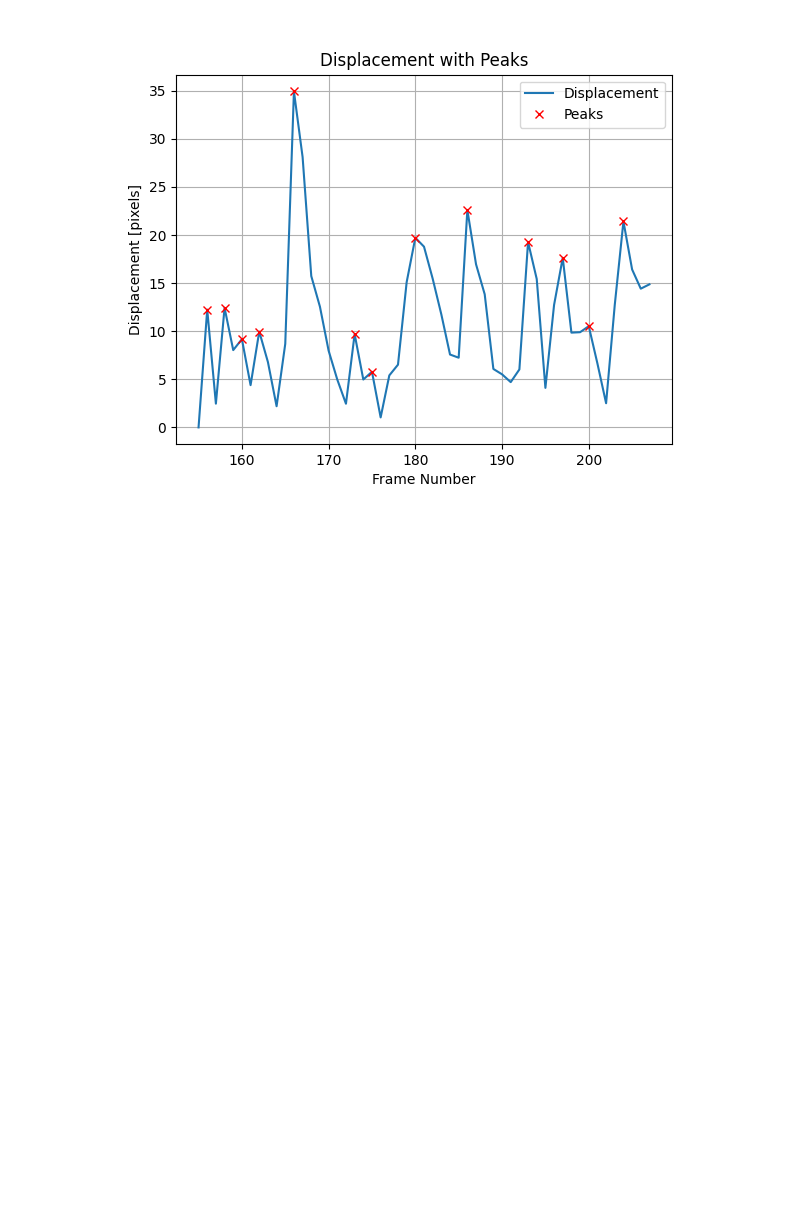
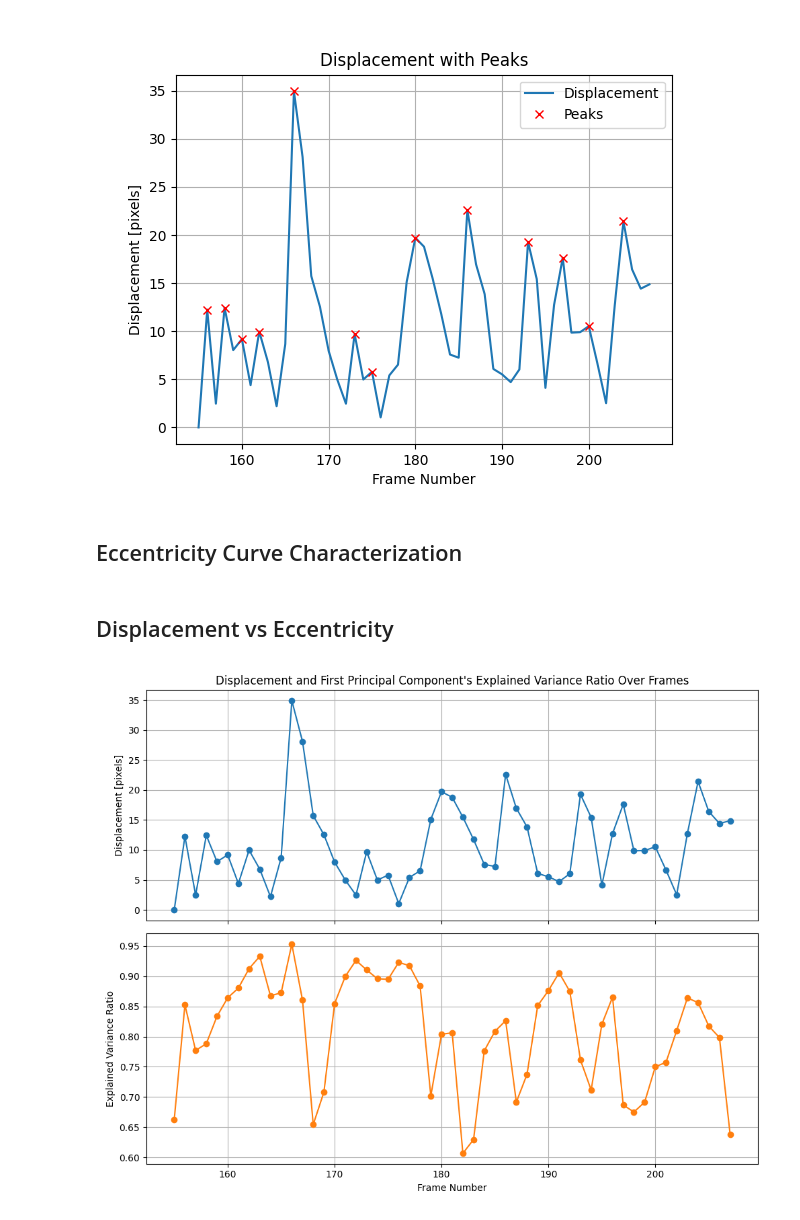
Before and after one commit to gonzaloangaut/tracking_cells, a Jupyter notebook: data_analysis.ipynb, the cells around one changed output. Drawn from its saved outputs; the diff is of its cells as text; code cells hidden in the pictures; blank space fills up the shorter version.

Commit message:
Added analysis of correlation between displacement and eccentricity signals.

```diff
--- a/data_analysis.ipynb
+++ b/data_analysis.ipynb
@@ -352,3 +351,28 @@ Mean Displacement: 10.87707734416056
 Standard Deviation: 6.894906034099712
 Number of Peaks: 13
 [figure]
+# %% [markdown]
+## Eccentricity Curve Characterization
+# %% [markdown]
+## Displacement vs Eccentricity
+# %%
+# Create subplots
+fig, (ax1, ax2) = plt.subplots(2, 1, sharex=True, figsize=(10, 8))
+
+# Plot Displacement
+ax1.plot(cell_df['frame'], cell_df['displacement'], marker='o', linestyle='-', color='tab:blue')
+ax1.set_title('Displacement and First Principal Component\'s Explained Variance Ratio Over Frames')
+ax1.set_ylabel('Displacement [pixels]')
+ax1.grid(True)
+
+# Plot First Principal Component's Explained Variance Ratio
+ax2.plot(cell_df['frame'], first_component_variance_ratio, marker='o', linestyle='-', color='tab:orange')
+ax2.set_xlabel('Frame Number')
+ax2.set_ylabel('Explained Variance Ratio')
+ax2.grid(True)
+
+# Adjust layout to prevent overlap
+plt.tight_layout()
+plt.show()
+# %% [output]
+[figure, added]
```
Also changed, not shown: parts of 24 cells of this notebook.
